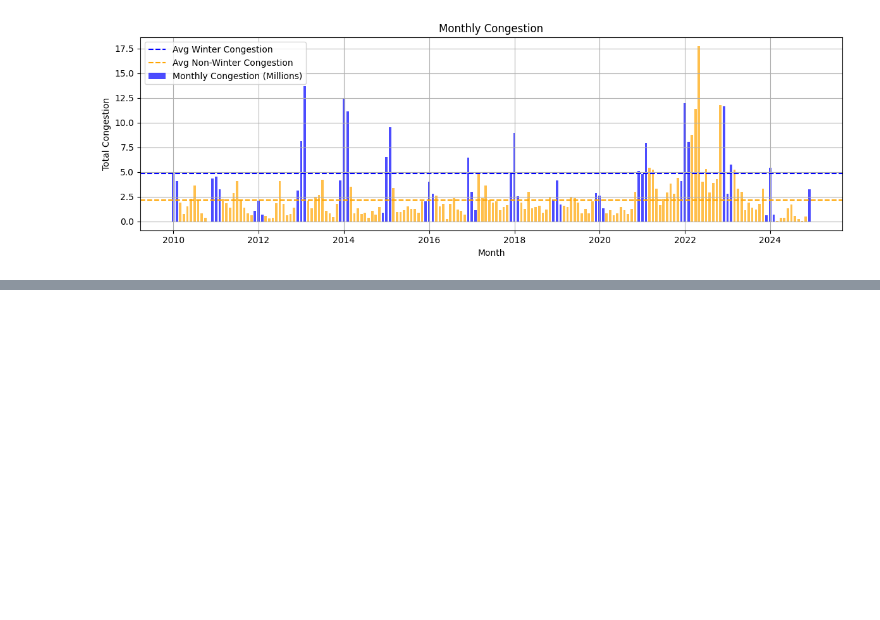
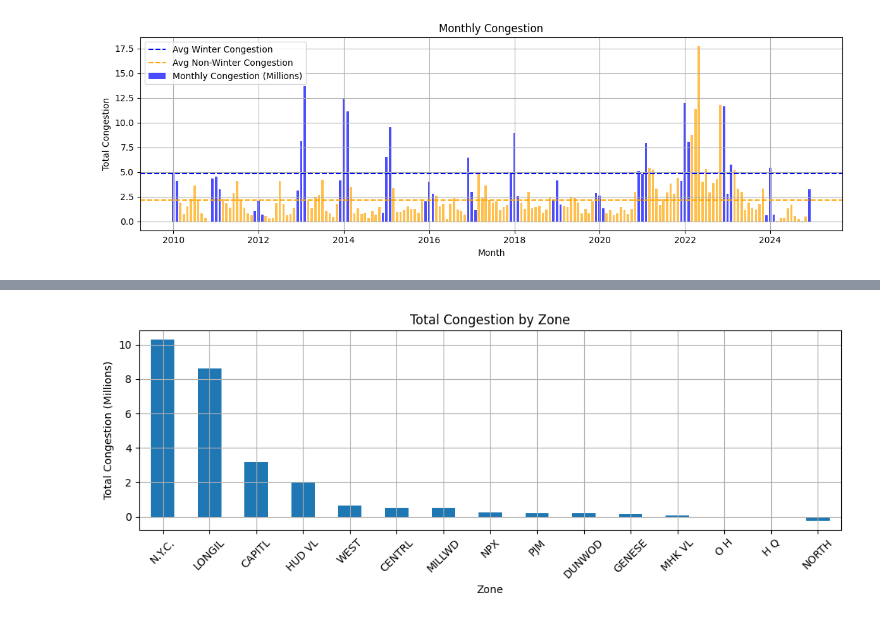
Before and after one commit to hankehly/adhoc-energy-analytics, a Jupyter notebook: notebooks/202506141626_eda.ipynb, the cells around one changed output, grey strips where cells are left out. Drawn from its saved outputs; the diff is of its cells as text; code cells hidden in the pictures; blank space fills up the shorter version.

Commit message:
Identify zones with most congestion

```diff
--- a/notebooks/202506141626_eda.ipynb
+++ b/notebooks/202506141626_eda.ipynb
@@ -479,0 +463,9 @@ Name: Congestion, dtype: float64
+# %%
+# Load the NYISO generator nodes
+generator_node_raw_df = pd.read_csv(
+    "https://mis.nyiso.com/public/csv/generator/generator.csv"
+)
+generator_node_df = generator_node_raw_df[
+    generator_node_raw_df.Active == "Y"
+].set_index("Generator Name")
+generator_node_df
@@ -479,0 +487,31 @@ Name: Congestion, dtype: float64
+# %%
+# Get a stratified sample of df by year AND month
+df_stratified = df.groupby([df.Time.dt.year, df.Time.dt.month]).apply(
+    lambda x: x.sample(n=int(250_000 / 12), random_state=42)
+)
+
+congestion_per_zone = (
+    df_stratified.groupby("Location")
+    .Congestion.sum()
+    .to_frame()
+    .join(generator_node_df)
+    .groupby("Zone")
+    .Congestion.sum()
+    .div(1_000_000)
+    .sort_values(ascending=False)
+)
+
+congestion_per_zone.plot(
+    kind="bar",
+    figsize=(10, 4),
+    title="Total Congestion by Zone",
+    xlabel="Zone",
+    ylabel="Total Congestion (Millions)",
+    grid=True,
+)
+
+plt.xticks(rotation=45)
+plt.tight_layout()
+plt.show()
+# %% [output]
+[figure, added]
```
Also changed, not shown: parts of 5 cells of this notebook, 1 other file.
